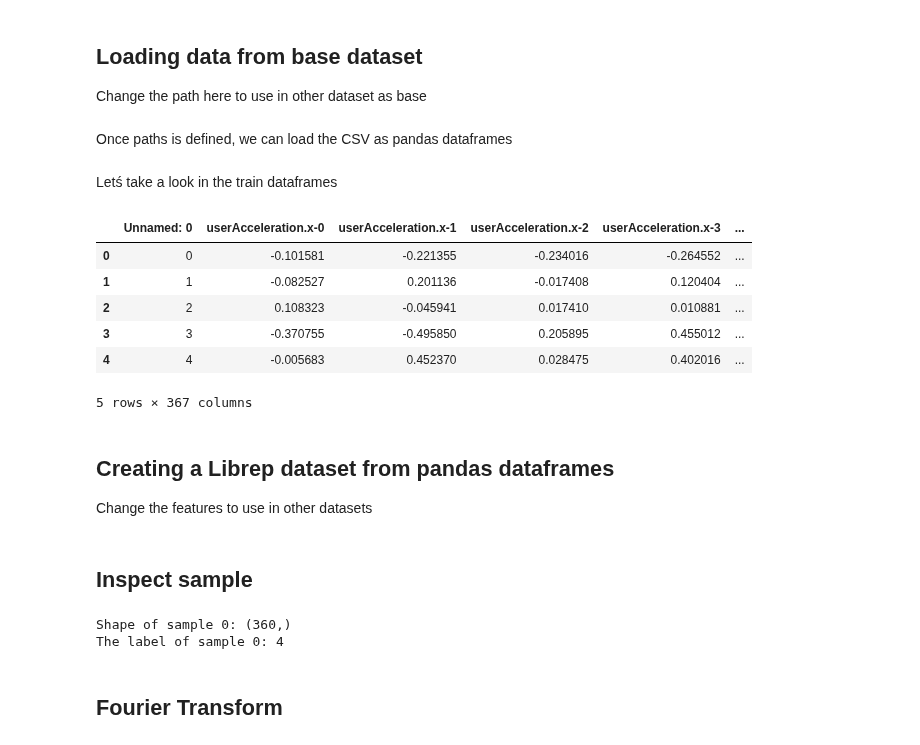
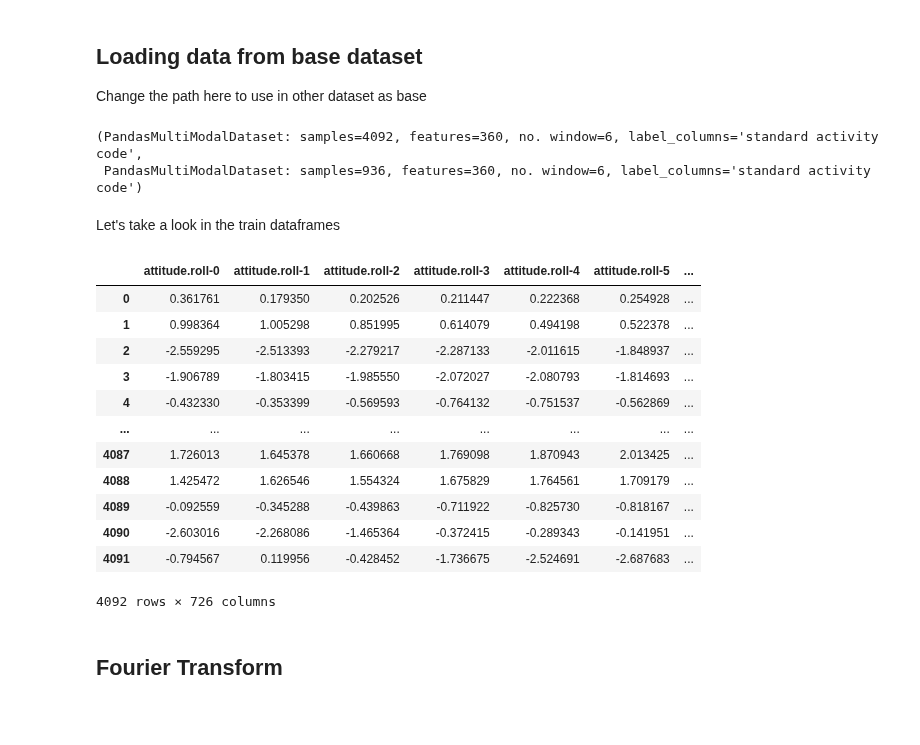
Before and after one commit to otavioon/librep-hiaac, a Jupyter notebook: experiments/Crossvalidation_experiments/No UMAP/Without normalization/Base_Motion_target_KuHar.ipynb, the cells around one changed output. Drawn from its saved outputs; the diff is of its cells as text; code cells hidden in the pictures; blank space fills up the shorter version.

```diff
--- a/experiments/Crossvalidation_experiments/No UMAP/Without normalization/Base_Motion_target_KuHar.ipynb
+++ b/experiments/Crossvalidation_experiments/No UMAP/Without normalization/Base_Motion_target_KuHar.ipynb
@@ -44,8 +52,10 @@ from librep.transforms.resampler import SimpleResampler
 ## Loading data from base dataset
 Change the path here to use in other dataset as base
 # %%
-# Path for Motion resampled to 20Hz view with the same activities (and labels numbers)
-# It is assumed that the directory will contain (train.csv, test.csv and validation.csv)
-dataset_path = Path("../../../../data/views/MotionSense/resampled_view_20Hz")
+loader = MotionSense_BalancedView20HZ("../../../../data/views/MotionSense/balanced_20Hz_filtered",
+                                   download=False)
+train_validation_base, test_base = loader.load(concat_train_validation=True, label="standard activity code")
+train_validation_base, test_base
+# %% [output]
+(PandasMultiModalDataset: samples=4092, features=360, no. window=6, label_columns='standard activity code',
+ PandasMultiModalDataset: samples=936, features=360, no. window=6, label_columns='standard activity code')
-# %% [markdown]
-Once paths is defined, we can load the CSV as pandas dataframes
@@ -55,16 +62,18 @@ train_base, validation_base, test_base = PandasDatasetsIO(dataset_path).load()
 # %% [markdown]
-Letś take a look in the train dataframes
+Let's take a look in the train dataframes
 # %%
-train_base.head()
+train_validation_base.data
 # %% [output]
-|  | Unnamed: 0 | userAcceleration.x-0 | userAcceleration.x-1 | userAcceleration.x-2 | userAcceleration.x-3 | ... |
-| 0 | 0 | -0.101581 | -0.221355 | -0.234016 | -0.264552 | ... |
-| 1 | 1 | -0.082527 | 0.201136 | -0.017408 | 0.120404 | ... |
-| 2 | 2 | 0.108323 | -0.045941 | 0.017410 | 0.010881 | ... |
-| 3 | 3 | -0.370755 | -0.495850 | 0.205895 | 0.455012 | ... |
-| 4 | 4 | -0.005683 | 0.452370 | 0.028475 | 0.402016 | ... |
+|  | attitude.roll-0 | attitude.roll-1 | attitude.roll-2 | attitude.roll-3 | attitude.roll-4 | attitude.roll-5 | ... |
+| 0 | 0.361761 | 0.179350 | 0.202526 | 0.211447 | 0.222368 | 0.254928 | ... |
+| 1 | 0.998364 | 1.005298 | 0.851995 | 0.614079 | 0.494198 | 0.522378 | ... |
+| 2 | -2.559295 | -2.513393 | -2.279217 | -2.287133 | -2.011615 | -1.848937 | ... |
+| 3 | -1.906789 | -1.803415 | -1.985550 | -2.072027 | -2.080793 | -1.814693 | ... |
+| 4 | -0.432330 | -0.353399 | -0.569593 | -0.764132 | -0.751537 | -0.562869 | ... |
+| ... | ... | ... | ... | ... | ... | ... | ... |
+| 4087 | 1.726013 | 1.645378 | 1.660668 | 1.769098 | 1.870943 | 2.013425 | ... |
+| 4088 | 1.425472 | 1.626546 | 1.554324 | 1.675829 | 1.764561 | 1.709179 | ... |
+| 4089 | -0.092559 | -0.345288 | -0.439863 | -0.711922 | -0.825730 | -0.818167 | ... |
+| 4090 | -2.603016 | -2.268086 | -1.465364 | -0.372415 | -0.289343 | -0.141951 | ... |
+| 4091 | -0.794567 | 0.119956 | -0.428452 | -1.736675 | -2.524691 | -2.687683 | ... |
-5 rows × 367 columns
+4092 rows × 726 columns
-# %% [markdown]
-## Creating a Librep dataset from pandas dataframes
-
-Change the features to use in other datasets
@@ -90,2 +79,0 @@ combined_train_dset = PandasMultiModalDataset(
-# %% [markdown]
-## Inspect sample
@@ -97,11 +80,3 @@ x = combined_train_dset[0]
-# %%
-# Inspecting sample
-#print(f"The sample 0: {x[0]}")
-print(f"Shape of sample 0: {x[0].shape}")
-print(f"The label of sample 0: {x[1]}")
-# %% [output]
-Shape of sample 0: (360,)
-The label of sample 0: 4
 # %% [markdown]
 ## Fourier Transform
 # %%
```
Also changed, not shown: parts of 26 cells of this notebook.
